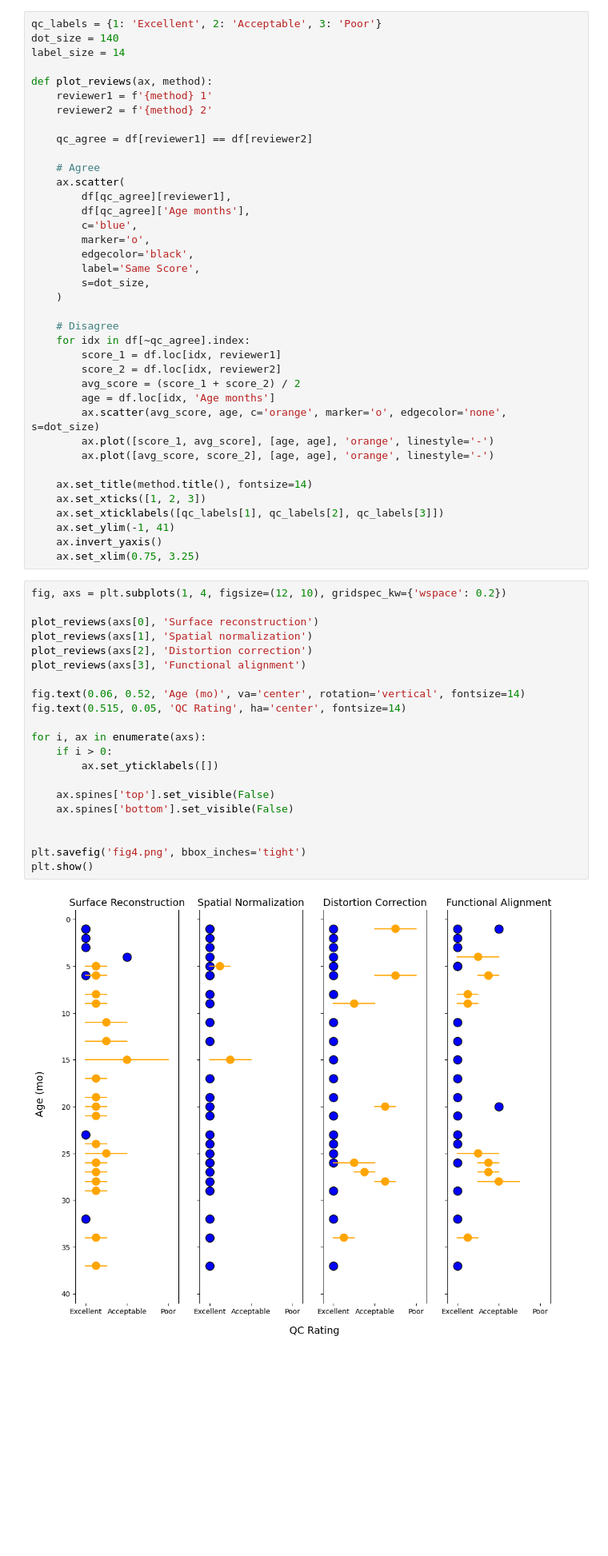
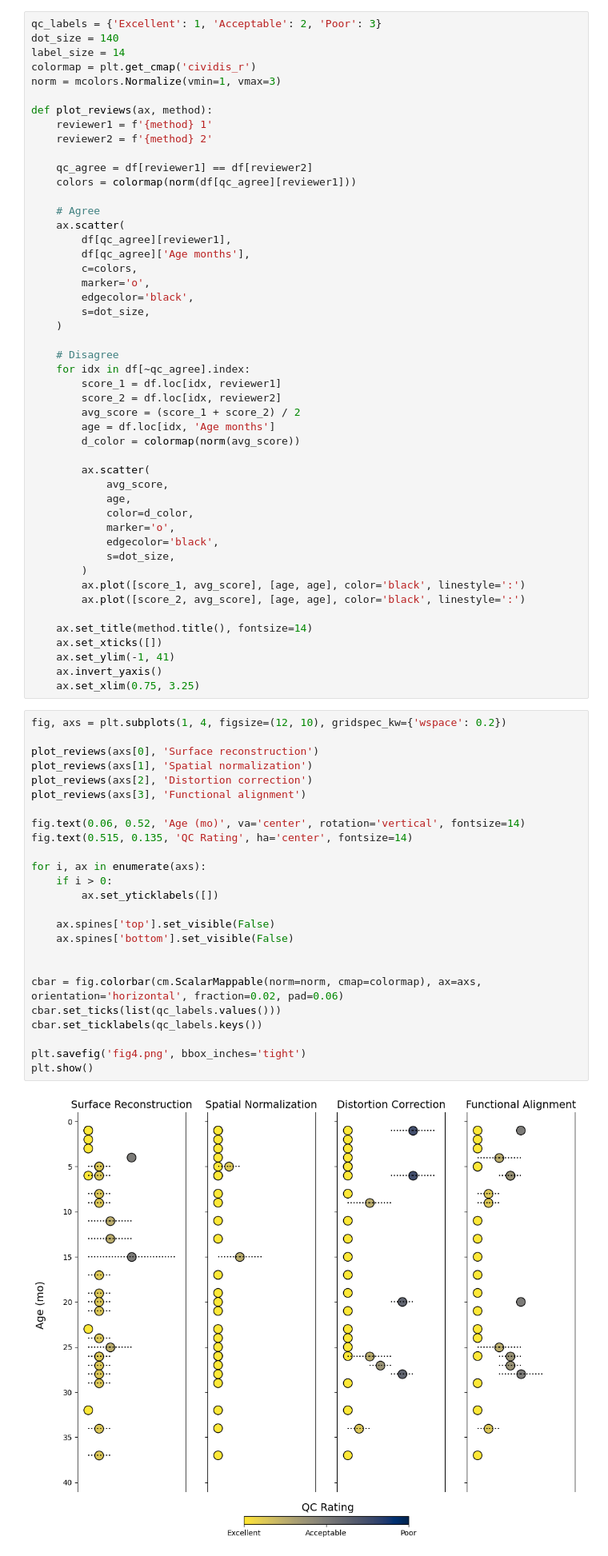
Before and after one commit to mgxd/nibabies-paper-code, a Jupyter notebook: notebooks/fig4.ipynb, the cells around one changed output. Shown at 80% size. Cells and saved outputs as stored; diff of their text form; blank space fills up the shorter version.

Commit message:
FIX: Updated QC figure

```diff
--- a/notebooks/fig4.ipynb
+++ b/notebooks/fig4.ipynb
@@ -5,24 +7,26 @@ import matplotlib.pyplot as plt
 df = pd.read_csv('../data/nibabies_qc.tsv', sep='\t')
 df = df.sort_values(by='Age months')
 # %%
-qc_labels = {1: 'Excellent', 2: 'Acceptable', 3: 'Poor'}
+qc_labels = {'Excellent': 1, 'Acceptable': 2, 'Poor': 3}
 dot_size = 140
 label_size = 14
+colormap = plt.get_cmap('cividis_r')
+norm = mcolors.Normalize(vmin=1, vmax=3)
 
 def plot_reviews(ax, method):
     reviewer1 = f'{method} 1'
     reviewer2 = f'{method} 2'
 
     qc_agree = df[reviewer1] == df[reviewer2]
+    colors = colormap(norm(df[qc_agree][reviewer1]))
 
     # Agree
     ax.scatter(
         df[qc_agree][reviewer1],
         df[qc_agree]['Age months'],
-        c='blue',
+        c=colors,
         marker='o',
         edgecolor='black',
-        label='Same Score',
         s=dot_size,
     )
 
@@ -32,36 +36,48 @@ def plot_reviews(ax, method):
         score_2 = df.loc[idx, reviewer2]
         avg_score = (score_1 + score_2) / 2
         age = df.loc[idx, 'Age months']
-        ax.scatter(avg_score, age, c='orange', marker='o', edgecolor='none', s=dot_size)
-        ax.plot([score_1, avg_score], [age, age], 'orange', linestyle='-')
-        ax.plot([avg_score, score_2], [age, age], 'orange', linestyle='-')
+        d_color = colormap(norm(avg_score))
+
+        ax.scatter(
+            avg_score,
+            age,
+            color=d_color,
+            marker='o',
+            edgecolor='black',
+            s=dot_size,
+        )
+        ax.plot([score_1, avg_score], [age, age], color='black', linestyle=':')
+        ax.plot([score_2, avg_score], [age, age], color='black', linestyle=':')
 
     ax.set_title(method.title(), fontsize=14)
-    ax.set_xticks([1, 2, 3])
-    ax.set_xticklabels([qc_labels[1], qc_labels[2], qc_labels[3]])
+    ax.set_xticks([])
     ax.set_ylim(-1, 41)
     ax.invert_yaxis()
     ax.set_xlim(0.75, 3.25)
 # %%
 fig, axs = plt.subplots(1, 4, figsize=(12, 10), gridspec_kw={'wspace': 0.2})
 
 plot_reviews(axs[0], 'Surface reconstruction')
 plot_reviews(axs[1], 'Spatial normalization')
 plot_reviews(axs[2], 'Distortion correction')
 plot_reviews(axs[3], 'Functional alignment')
 
 fig.text(0.06, 0.52, 'Age (mo)', va='center', rotation='vertical', fontsize=14)
-fig.text(0.515, 0.05, 'QC Rating', ha='center', fontsize=14)
+fig.text(0.515, 0.135, 'QC Rating', ha='center', fontsize=14)
 
 for i, ax in enumerate(axs):
     if i > 0:
         ax.set_yticklabels([])
 
     ax.spines['top'].set_visible(False)
     ax.spines['bottom'].set_visible(False)
 
 
+cbar = fig.colorbar(cm.ScalarMappable(norm=norm, cmap=colormap), ax=axs, orientation='horizontal', fraction=0.02, pad=0.06)
+cbar.set_ticks(list(qc_labels.values()))
+cbar.set_ticklabels(qc_labels.keys())
+
 plt.savefig('fig4.png', bbox_inches='tight')
 plt.show()
 # %% [output]
-[figure, old version]
+[figure, new version]
```
Also changed, not shown: parts of 1 cell of this notebook.
